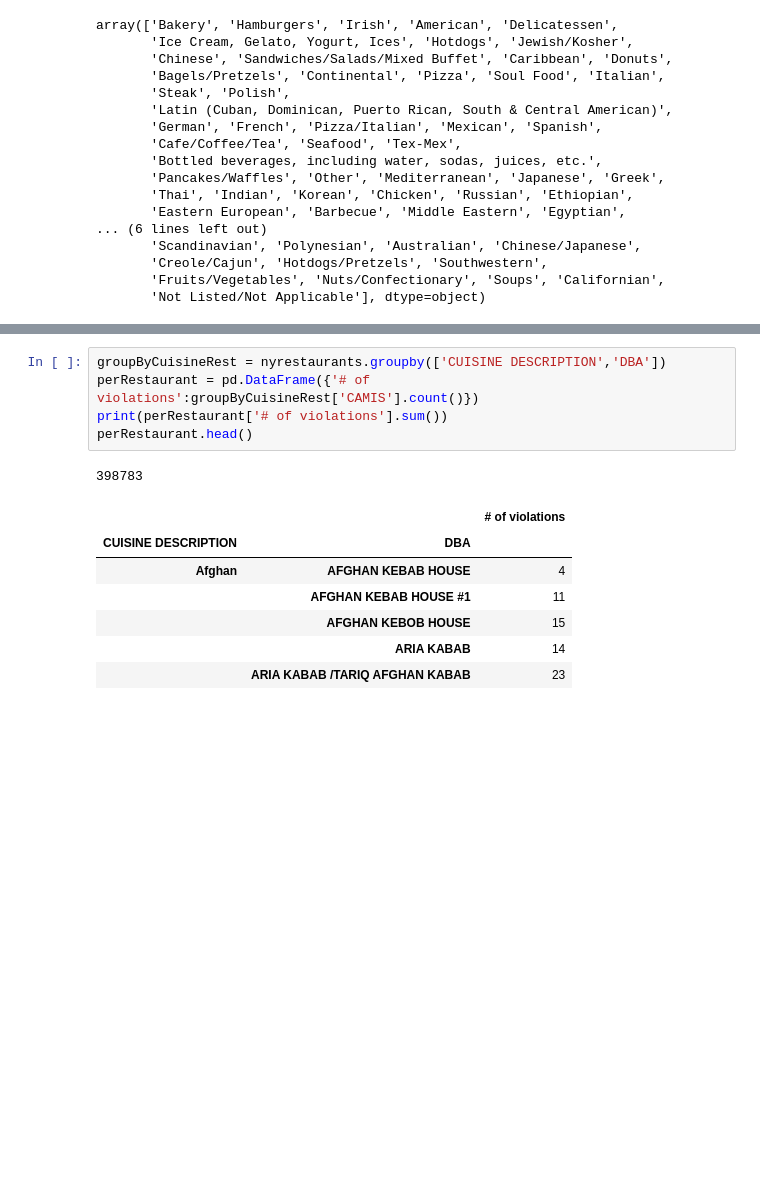
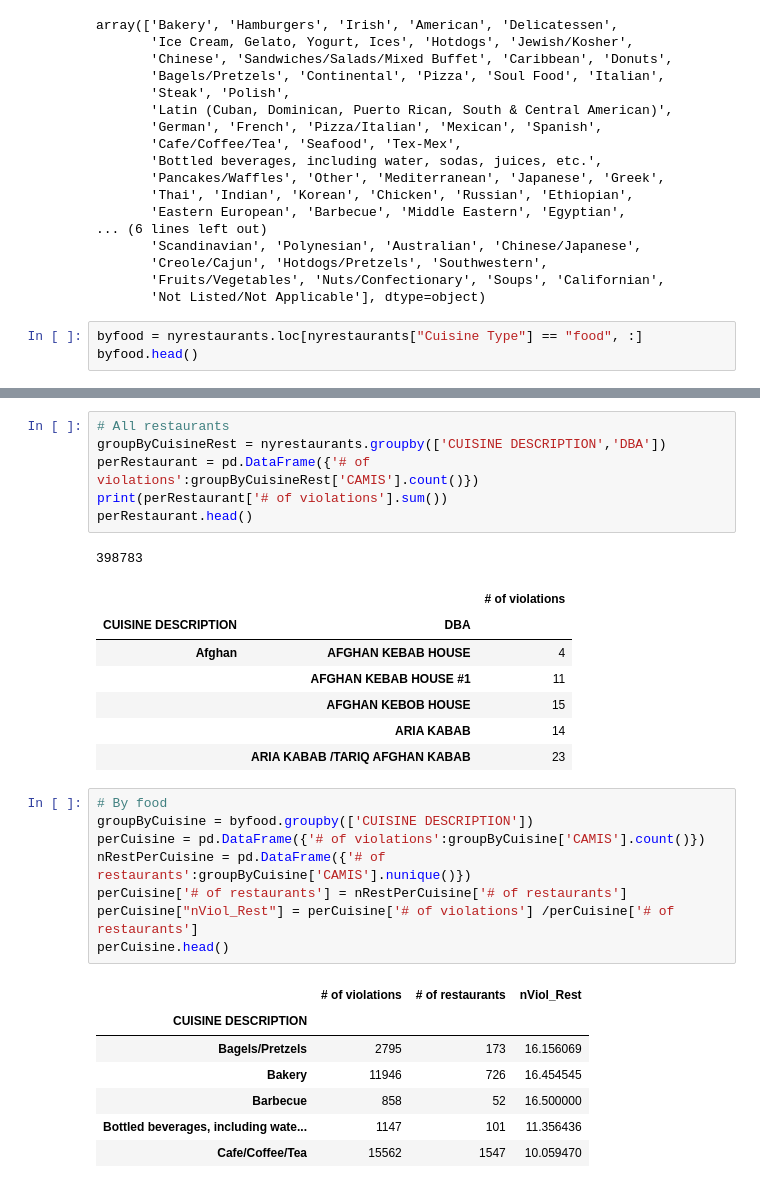
Before and after one commit to sliwet/group4project, a Jupyter notebook: daewon_JupyterNotebook.ipynb, the cells around one changed output, grey strips where cells are left out. Cells and saved outputs as stored; diff of their text form; blank space fills up the shorter version.

```diff
--- a/daewon_JupyterNotebook.ipynb
+++ b/daewon_JupyterNotebook.ipynb
@@ -148,3 +162,6 @@ array(['Bakery', 'Hamburgers', 'Irish', 'American', 'Delicatessen',
        'Creole/Cajun', 'Hotdogs/Pretzels', 'Southwestern',
        'Fruits/Vegetables', 'Nuts/Confectionary', 'Soups', 'Californian',
        'Not Listed/Not Applicable'], dtype=object)
+# %%
+byfood = nyrestaurants.loc[nyrestaurants["Cuisine Type"] == "food", :]
+byfood.head()
@@ -151,4 +215,5 @@ array(['Bakery', 'Hamburgers', 'Irish', 'American', 'Delicatessen',
 # %%
+# All restaurants
 groupByCuisineRest = nyrestaurants.groupby(['CUISINE DESCRIPTION','DBA'])
 perRestaurant = pd.DataFrame({'# of violations':groupByCuisineRest['CAMIS'].count()})
 print(perRestaurant['# of violations'].sum())
@@ -162,3 +227,19 @@ perRestaurant.head()
 |  | AFGHAN KEBOB HOUSE | 15 |
 |  | ARIA KABAB | 14 |
 |  | ARIA KABAB /TARIQ AFGHAN KABAB | 23 |
+# %%
+# By food
+groupByCuisine = byfood.groupby(['CUISINE DESCRIPTION'])
+perCuisine = pd.DataFrame({'# of violations':groupByCuisine['CAMIS'].count()})
+nRestPerCuisine = pd.DataFrame({'# of restaurants':groupByCuisine['CAMIS'].nunique()})
+perCuisine['# of restaurants'] = nRestPerCuisine['# of restaurants']
+perCuisine["nViol_Rest"] = perCuisine['# of violations'] /perCuisine['# of restaurants']
+perCuisine.head()
+# %% [output]
+|  | # of violations | # of restaurants | nViol_Rest |
+| CUISINE DESCRIPTION |  |  |  |
+| Bagels/Pretzels | 2795 | 173 | 16.156069 |
+| Bakery | 11946 | 726 | 16.454545 |
+| Barbecue | 858 | 52 | 16.500000 |
+| Bottled beverages, including wate... | 1147 | 101 | 11.356436 |
+| Cafe/Coffee/Tea | 15562 | 1547 | 10.059470 |
```
Also changed, not shown: parts of 8 cells of this notebook.
